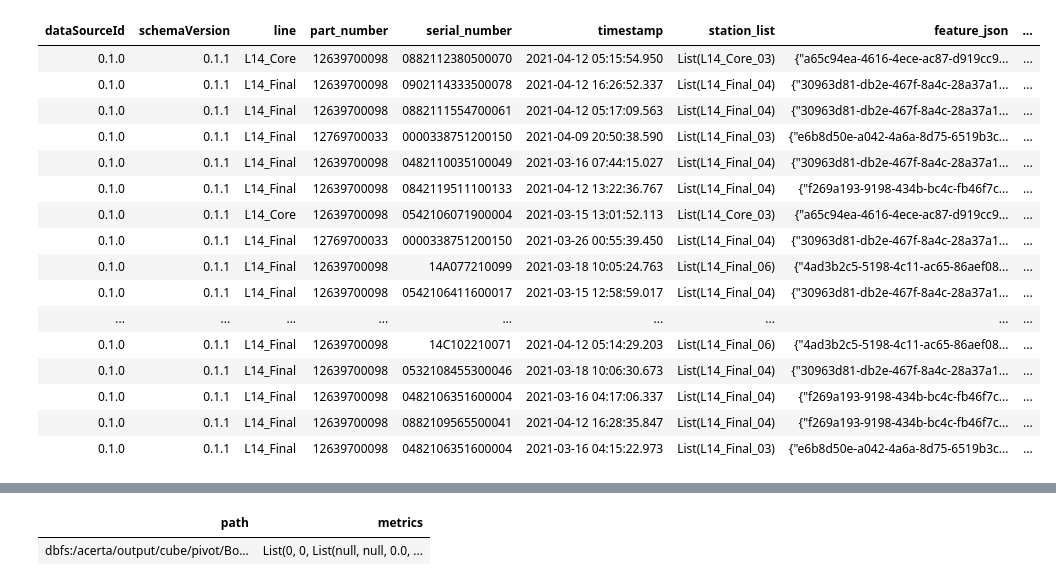
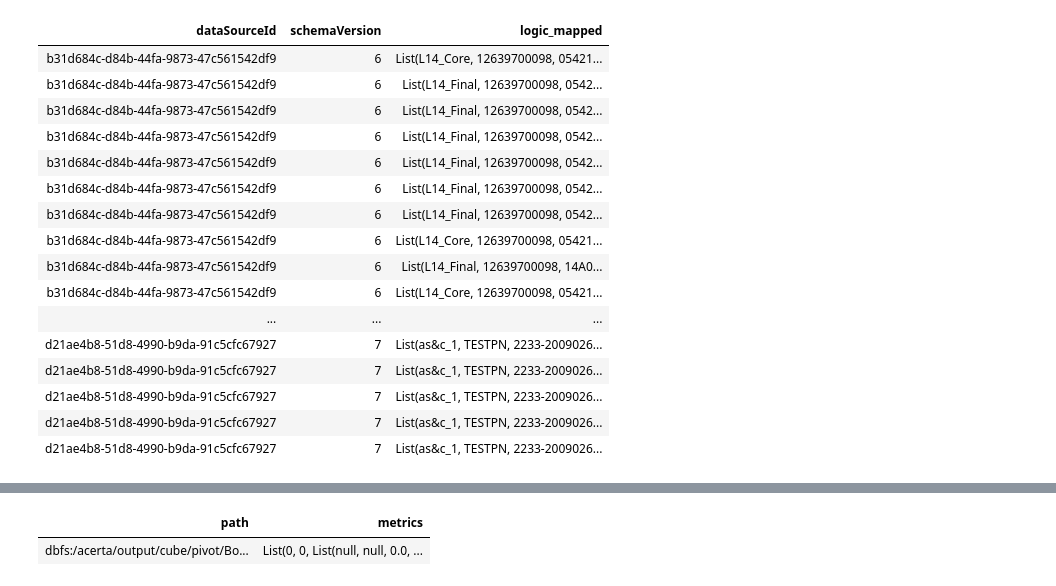
Before and after one commit to DHersak/test-lp-cube, a Jupyter notebook: kafka-key-value-to-cube.ipynb, the cells around one changed output, grey strips where cells are left out. Saved outputs shown, nothing was run; the diff lists cells and outputs as text; code cells hidden in the pictures.

```diff
--- a/kafka-key-value-to-cube.ipynb
+++ b/kafka-key-value-to-cube.ipynb
@@ -119,94 +125,48 @@ def mapLogicalFields(fields, logic_mapping):
   """
 
   mappings = json.loads(logic_mapping)
   ret, measurement_dict = {}, {}
   for attr in mappings:
     if attr=='measured_time':
       ret[config_col_mapping[attr]]=fields[mappings[attr]]
     elif attr=='measurement':
       for m in mappings[attr]:
         measurement_dict[m]=fields[m]
     else:
       ret[config_col_mapping[attr]] = '_'.join([fields[c] for c in mappings[attr]])
   ret['measurements']=measurement_dict
   return ret
 
 # register the udf
 logicMapUDF = udf(lambda x, y: mapLogicalFields(x, y), mapped_schema)
 
 
 mapped_df = (formatted_df
              .join(business_schema_df,
                    (formatted_df["dataSourceId"]==business_schema_df["data_source_id"]) &
                    (formatted_df["schemaVersion"]==business_schema_df["schema_version"])    # EXCEPTION HANDLING for unknown source/schemaVersion
                   )
              .withColumn("logic_mapped", logicMapUDF(col("mapped_fields"), col("logic_mapping")))
              .select("dataSourceId", "schemaVersion", "logic_mapped")
              .filter("logic_mapped.serial_number!=''")     # DISCUSSION: how to handle records with missing serial numbers
             )
 
-
-#**********************************************************************************************************************
-# TRANSFORM STEP 3/5: replace sensor name with uuid, then return a dataframe with business entities as column headers,
-# a list of feature names, and a kev-value list of feature-name and data
-#**********************************************************************************************************************
-uuid_df = (mapped_df
-           .join(sensorDf.select("sensor", "sensor_uuid"), mapped_df["logic_mapped.sensor"]==sensorDf["sensor"], "left")
-           .withColumn("feature_names", transform(map_keys("logic_mapped.measurements"), lambda x: concat(col('sensor_uuid'), lit('_'), x)))
-           .withColumn("feature_json", transform(arrays_zip("feature_names", map_values("logic_mapped.measurements")),
-                                                 lambda x: concat(lit('"'), x["feature_names"], lit('":"'), x['1'], lit('"'))
-                                                ))
-           .select("dataSourceId", "schemaVersion",
-                   col("logic_mapped.line").alias('line'), col("logic_mapped.part_number").alias('part_number'),
-                   col("logic_mapped.serial_number").alias('serial_number'), col("logic_mapped.station").alias('station'),
-                   col("logic_mapped.timestamp").alias('timestamp'), "feature_json", "feature_names"
-                  )
-          )
-
-
-#**********************************************************************************************************************
-# TRANSFORM STEP 4/5: collapse rows with same timestamp for each serial number into a single row, and create a
-# 'measurement_date' column to be used as partition column
-#**********************************************************************************************************************
-collapsed_df = (uuid_df
-                 .groupBy("dataSourceId", "schemaVersion", "line", "part_number","serial_number", "timestamp")
-                 .agg(collect_set('station').alias("station_list"),
-                      concat(lit("{"), concat_ws(", ", array_distinct(flatten(collect_list("feature_json")))), lit("}")).alias("feature_json"),
-                      array_distinct(flatten(collect_list("feature_names"))).alias("feature_names")
-                     )
-                 .withColumn("measurement_date", to_date("timestamp"))
-                )
-
-
-#**********************************************************************************************************************
-# TRANSFORM STEP 5/5: join with source_meta_data_table to get full name of the line, which will decide which cube
-# the transformed data is dropped into
-#**********************************************************************************************************************
-pivot_prep_df = (collapsed_df
-                 .join(
-                   data_source_meta_df.select("data_source_id", concat_ws("_", "client", "location", "line").alias("line_full_name")),
-                   collapsed_df["dataSourceId"]==data_source_meta_df["data_source_id"])
-                 .withColumn("line_full_name", replace_special_char("line_full_name"))
-                 .drop("data_source_id")
-                )
-
-
-display(pivot_prep_df)
+display(mapped_df)
 # %% [output]
-| dataSourceId | schemaVersion | line | part_number | serial_number | timestamp | station_list | feature_json | ... |
-| 0.1.0 | 0.1.1 | L14_Core | 12639700098 | 0882112380500070 | 2021-04-12 05:15:54.950 | List(L14_Core_03) | {"a65c94ea-4616-4ece-ac87-d919cc9... | ... |
-| 0.1.0 | 0.1.1 | L14_Final | 12639700098 | 0902114333500078 | 2021-04-12 16:26:52.337 | List(L14_Final_04) | {"30963d81-db2e-467f-8a4c-28a37a1... | ... |
-| 0.1.0 | 0.1.1 | L14_Final | 12639700098 | 0882111554700061 | 2021-04-12 05:17:09.563 | List(L14_Final_04) | {"30963d81-db2e-467f-8a4c-28a37a1... | ... |
-| 0.1.0 | 0.1.1 | L14_Final | 12769700033 | 0000338751200150 | 2021-04-09 20:50:38.590 | List(L14_Final_03) | {"e6b8d50e-a042-4a6a-8d75-6519b3c... | ... |
-| 0.1.0 | 0.1.1 | L14_Final | 12639700098 | 0482110035100049 | 2021-03-16 07:44:15.027 | List(L14_Final_04) | {"30963d81-db2e-467f-8a4c-28a37a1... | ... |
-| 0.1.0 | 0.1.1 | L14_Final | 12639700098 | 0842119511100133 | 2021-04-12 13:22:36.767 | List(L14_Final_04) | {"f269a193-9198-434b-bc4c-fb46f7c... | ... |
-| 0.1.0 | 0.1.1 | L14_Core | 12639700098 | 0542106071900004 | 2021-03-15 13:01:52.113 | List(L14_Core_03) | {"a65c94ea-4616-4ece-ac87-d919cc9... | ... |
-| 0.1.0 | 0.1.1 | L14_Final | 12769700033 | 0000338751200150 | 2021-03-26 00:55:39.450 | List(L14_Final_04) | {"30963d81-db2e-467f-8a4c-28a37a1... | ... |
-| 0.1.0 | 0.1.1 | L14_Final | 12639700098 | 14A077210099 | 2021-03-18 10:05:24.763 | List(L14_Final_06) | {"4ad3b2c5-5198-4c11-ac65-86aef08... | ... |
-| 0.1.0 | 0.1.1 | L14_Final | 12639700098 | 0542106411600017 | 2021-03-15 12:58:59.017 | List(L14_Final_04) | {"30963d81-db2e-467f-8a4c-28a37a1... | ... |
-| ... | ... | ... | ... | ... | ... | ... | ... | ... |
-| 0.1.0 | 0.1.1 | L14_Final | 12639700098 | 14C102210071 | 2021-04-12 05:14:29.203 | List(L14_Final_06) | {"4ad3b2c5-5198-4c11-ac65-86aef08... | ... |
-| 0.1.0 | 0.1.1 | L14_Final | 12639700098 | 0532108455300046 | 2021-03-18 10:06:30.673 | List(L14_Final_04) | {"30963d81-db2e-467f-8a4c-28a37a1... | ... |
-| 0.1.0 | 0.1.1 | L14_Final | 12639700098 | 0482106351600004 | 2021-03-16 04:17:06.337 | List(L14_Final_04) | {"f269a193-9198-434b-bc4c-fb46f7c... | ... |
-| 0.1.0 | 0.1.1 | L14_Final | 12639700098 | 0882109565500041 | 2021-04-12 16:28:35.847 | List(L14_Final_04) | {"f269a193-9198-434b-bc4c-fb46f7c... | ... |
-| 0.1.0 | 0.1.1 | L14_Final | 12639700098 | 0482106351600004 | 2021-03-16 04:15:22.973 | List(L14_Final_03) | {"e6b8d50e-a042-4a6a-8d75-6519b3c... | ... |
+| dataSourceId | schemaVersion | logic_mapped |
+| b31d684c-d84b-44fa-9873-47c561542df9 | 6 | List(L14_Core, 12639700098, 05421... |
+| b31d684c-d84b-44fa-9873-47c561542df9 | 6 | List(L14_Final, 12639700098, 0542... |
+| b31d684c-d84b-44fa-9873-47c561542df9 | 6 | List(L14_Final, 12639700098, 0542... |
+| b31d684c-d84b-44fa-9873-47c561542df9 | 6 | List(L14_Final, 12639700098, 0542... |
+| b31d684c-d84b-44fa-9873-47c561542df9 | 6 | List(L14_Final, 12639700098, 0542... |
+| b31d684c-d84b-44fa-9873-47c561542df9 | 6 | List(L14_Final, 12639700098, 0542... |
+| b31d684c-d84b-44fa-9873-47c561542df9 | 6 | List(L14_Final, 12639700098, 0542... |
+| b31d684c-d84b-44fa-9873-47c561542df9 | 6 | List(L14_Core, 12639700098, 05421... |
+| b31d684c-d84b-44fa-9873-47c561542df9 | 6 | List(L14_Final, 12639700098, 14A0... |
+| b31d684c-d84b-44fa-9873-47c561542df9 | 6 | List(L14_Core, 12639700098, 05421... |
+| ... | ... | ... |
+| d21ae4b8-51d8-4990-b9da-91c5cfc67927 | 7 | List(as&c_1, TESTPN, 2233-2009026... |
+| d21ae4b8-51d8-4990-b9da-91c5cfc67927 | 7 | List(as&c_1, TESTPN, 2233-2009026... |
+| d21ae4b8-51d8-4990-b9da-91c5cfc67927 | 7 | List(as&c_1, TESTPN, 2233-2009026... |
+| d21ae4b8-51d8-4990-b9da-91c5cfc67927 | 7 | List(as&c_1, TESTPN, 2233-2009026... |
+| d21ae4b8-51d8-4990-b9da-91c5cfc67927 | 7 | List(as&c_1, TESTPN, 2233-2009026... |
```
Also changed, not shown: parts of 8 cells of this notebook.
